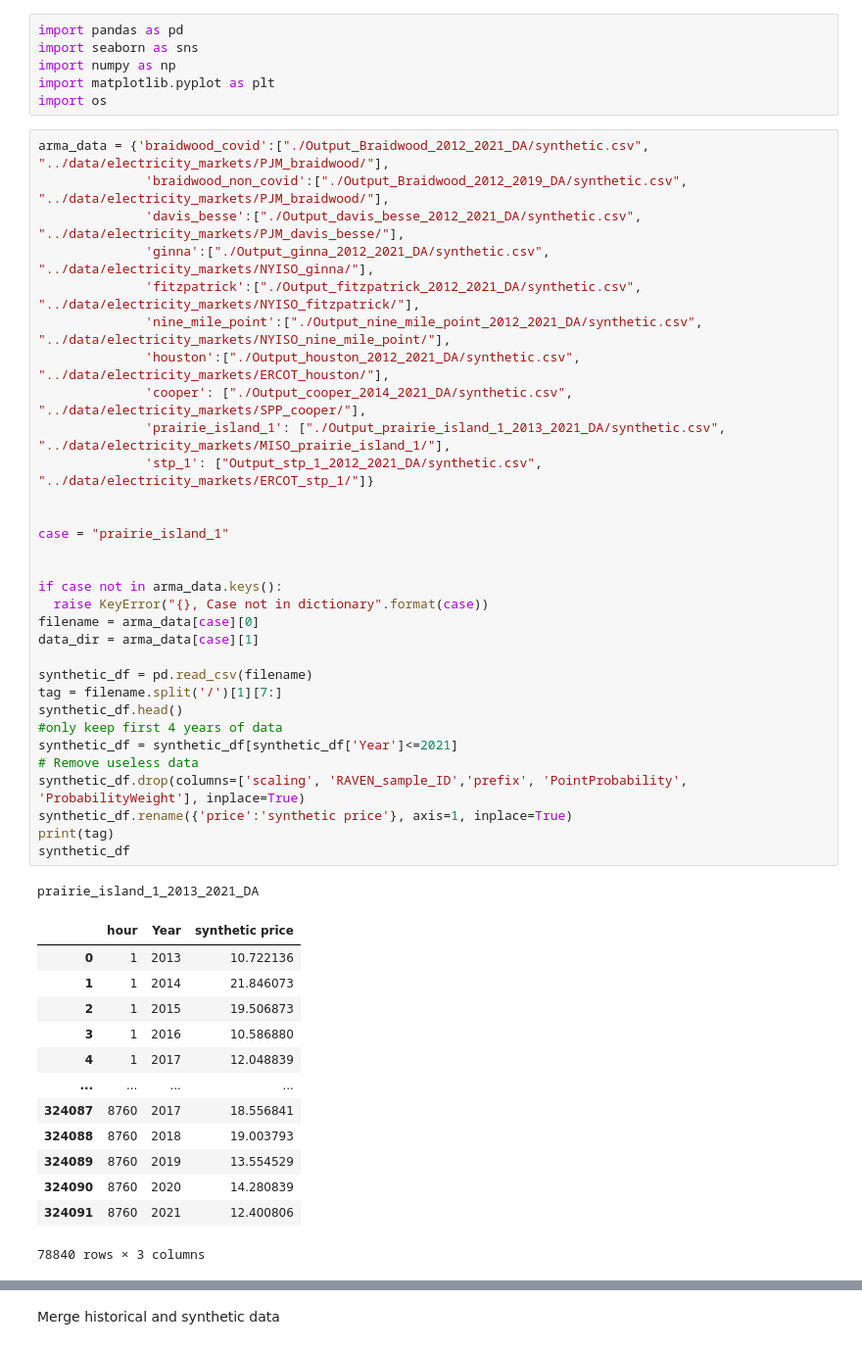
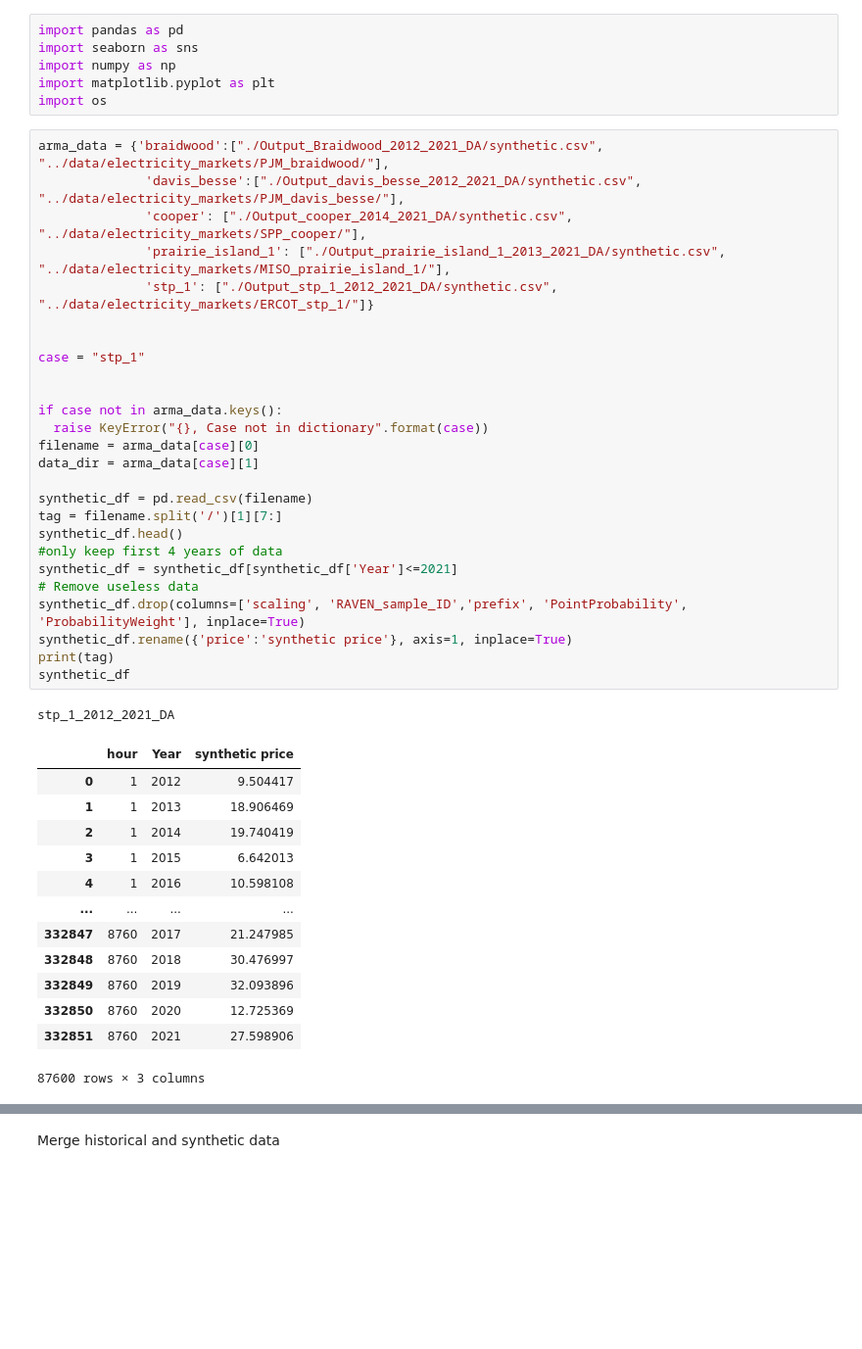
Before and after one commit to mgarrouste/FORCE, a Jupyter notebook: use_cases/LWR_FT_2023/train/ARMA_metrics.ipynb, the cells around one changed output, grey strips where cells are left out. Shown: that part at 98% size. Cells and saved outputs as stored; diff of their text form; blank space fills up the shorter version.

```diff
--- a/use_cases/LWR_FT_2023/train/ARMA_metrics.ipynb
+++ b/use_cases/LWR_FT_2023/train/ARMA_metrics.ipynb
@@ -5,51 +5,46 @@ import numpy as np
 import matplotlib.pyplot as plt
 import os
 # %%
-arma_data = {'braidwood_covid':["./Output_Braidwood_2012_2021_DA/synthetic.csv", "../data/electricity_markets/PJM_braidwood/"],
-              'braidwood_non_covid':["./Output_Braidwood_2012_2019_DA/synthetic.csv", "../data/electricity_markets/PJM_braidwood/"],
+arma_data = {'braidwood':["./Output_Braidwood_2012_2021_DA/synthetic.csv", "../data/electricity_markets/PJM_braidwood/"],
               'davis_besse':["./Output_davis_besse_2012_2021_DA/synthetic.csv", "../data/electricity_markets/PJM_davis_besse/"],
-              'ginna':["./Output_ginna_2012_2021_DA/synthetic.csv", "../data/electricity_markets/NYISO_ginna/"],
-              'fitzpatrick':["./Output_fitzpatrick_2012_2021_DA/synthetic.csv", "../data/electricity_markets/NYISO_fitzpatrick/"],
-              'nine_mile_point':["./Output_nine_mile_point_2012_2021_DA/synthetic.csv", "../data/electricity_markets/NYISO_nine_mile_point/"],
-              'houston':["./Output_houston_2012_2021_DA/synthetic.csv", "../data/electricity_markets/ERCOT_houston/"],
               'cooper': ["./Output_cooper_2014_2021_DA/synthetic.csv", "../data/electricity_markets/SPP_cooper/"],
               'prairie_island_1': ["./Output_prairie_island_1_2013_2021_DA/synthetic.csv", "../data/electricity_markets/MISO_prairie_island_1/"],
-              'stp_1': ["Output_stp_1_2012_2021_DA/synthetic.csv", "../data/electricity_markets/ERCOT_stp_1/"]}
+              'stp_1': ["./Output_stp_1_2012_2021_DA/synthetic.csv", "../data/electricity_markets/ERCOT_stp_1/"]}
 
 
-case = "prairie_island_1"
+case = "stp_1"
 
 
 if case not in arma_data.keys():
   raise KeyError("{}, Case not in dictionary".format(case))
 filename = arma_data[case][0]
 data_dir = arma_data[case][1]
 
 synthetic_df = pd.read_csv(filename)
 tag = filename.split('/')[1][7:]
 synthetic_df.head()
 #only keep first 4 years of data
 synthetic_df = synthetic_df[synthetic_df['Year']<=2021]
 # Remove useless data
 synthetic_df.drop(columns=['scaling', 'RAVEN_sample_ID','prefix', 'PointProbability', 'ProbabilityWeight'], inplace=True)
 synthetic_df.rename({'price':'synthetic price'}, axis=1, inplace=True)
 print(tag)
 synthetic_df
 # %% [output]
-prairie_island_1_2013_2021_DA
+stp_1_2012_2021_DA
 |  | hour | Year | synthetic price |
-| 0 | 1 | 2013 | 10.722136 |
-| 1 | 1 | 2014 | 21.846073 |
-| 2 | 1 | 2015 | 19.506873 |
-| 3 | 1 | 2016 | 10.586880 |
-| 4 | 1 | 2017 | 12.048839 |
+| 0 | 1 | 2012 | 9.504417 |
+| 1 | 1 | 2013 | 18.906469 |
+| 2 | 1 | 2014 | 19.740419 |
+| 3 | 1 | 2015 | 6.642013 |
+| 4 | 1 | 2016 | 10.598108 |
 | ... | ... | ... | ... |
-| 324087 | 8760 | 2017 | 18.556841 |
-| 324088 | 8760 | 2018 | 19.003793 |
-| 324089 | 8760 | 2019 | 13.554529 |
-| 324090 | 8760 | 2020 | 14.280839 |
-| 324091 | 8760 | 2021 | 12.400806 |
+| 332847 | 8760 | 2017 | 21.247985 |
+| 332848 | 8760 | 2018 | 30.476997 |
+| 332849 | 8760 | 2019 | 32.093896 |
+| 332850 | 8760 | 2020 | 12.725369 |
+| 332851 | 8760 | 2021 | 27.598906 |
-78840 rows × 3 columns
+87600 rows × 3 columns
 # %%
 # Get year list from synthetic data
 years_list  = synthetic_df.Year.unique()
```
Also changed, not shown: parts of 5 cells of this notebook, 1 other file.
